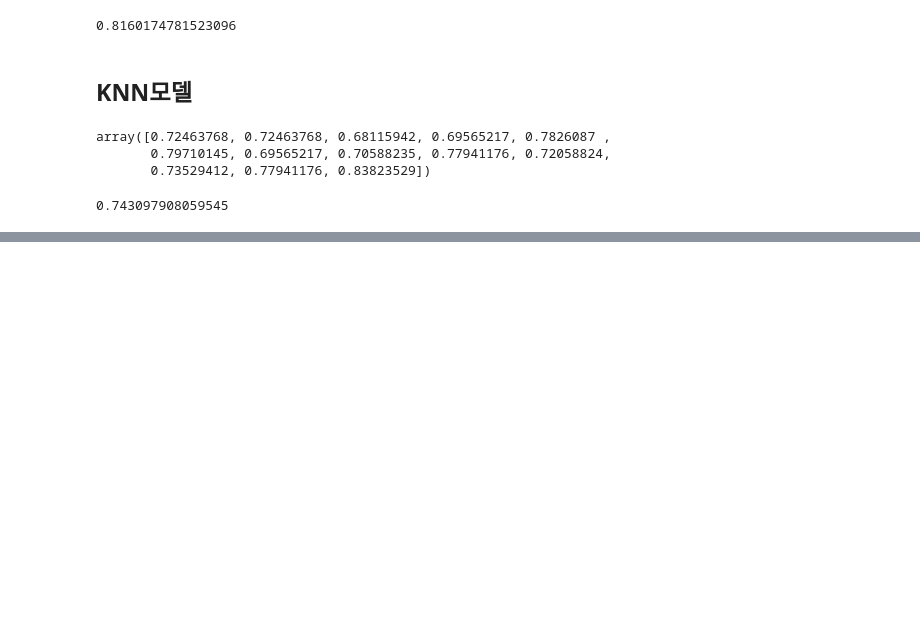
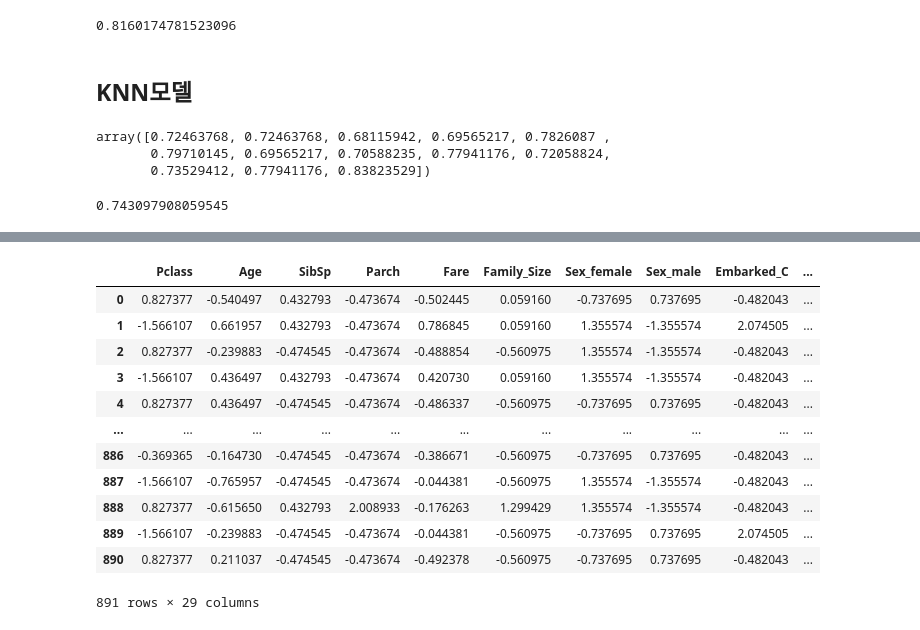
Before and after one commit to Rangbit/Python_study, a Jupyter notebook: 00.Machin running/Ex04_타이타닉 생존자 예측 분석.ipynb, the cells around one changed output, grey strips where cells are left out. Saved outputs shown, nothing was run; the diff lists cells and outputs as text; code cells hidden in the pictures; blank space fills up the shorter version.

```diff
--- a/00.Machin running/Ex04_타이타닉 생존자 예측 분석.ipynb
+++ b/00.Machin running/Ex04_타이타닉 생존자 예측 분석.ipynb
@@ -883,0 +1073,3 @@ result.mean()
+# %%
+scaler = StandardScaler()
+scaler
@@ -883,0 +1078,2 @@ result.mean()
+# %%
+scaler.fit(X_train)
@@ -883,0 +1082,4 @@ result.mean()
+# %%
+# 데이터 스케일 조정하기
+st_transform_X_train = scaler.transform(X_train)
+st_transform_X_train
@@ -883,0 +1100,18 @@ result.mean()
+# %%
+# 데이터프레임으로 변환
+st_transform_X_train = pd.DataFrame(st_transform_X_train, columns=X_train.columns)
+st_transform_X_train
+# %% [output]
+|  | Pclass | Age | SibSp | Parch | Fare | Family_Size | Sex_female | Sex_male | Embarked_C | ... |
+| 0 | 0.827377 | -0.540497 | 0.432793 | -0.473674 | -0.502445 | 0.059160 | -0.737695 | 0.737695 | -0.482043 | ... |
+| 1 | -1.566107 | 0.661957 | 0.432793 | -0.473674 | 0.786845 | 0.059160 | 1.355574 | -1.355574 | 2.074505 | ... |
+| 2 | 0.827377 | -0.239883 | -0.474545 | -0.473674 | -0.488854 | -0.560975 | 1.355574 | -1.355574 | -0.482043 | ... |
+| 3 | -1.566107 | 0.436497 | 0.432793 | -0.473674 | 0.420730 | 0.059160 | 1.355574 | -1.355574 | -0.482043 | ... |
+| 4 | 0.827377 | 0.436497 | -0.474545 | -0.473674 | -0.486337 | -0.560975 | -0.737695 | 0.737695 | -0.482043 | ... |
+| ... | ... | ... | ... | ... | ... | ... | ... | ... | ... | ... |
+| 886 | -0.369365 | -0.164730 | -0.474545 | -0.473674 | -0.386671 | -0.560975 | -0.737695 | 0.737695 | -0.482043 | ... |
+| 887 | -1.566107 | -0.765957 | -0.474545 | -0.473674 | -0.044381 | -0.560975 | 1.355574 | -1.355574 | -0.482043 | ... |
+| 888 | 0.827377 | -0.615650 | 0.432793 | 2.008933 | -0.176263 | 1.299429 | 1.355574 | -1.355574 | -0.482043 | ... |
+| 889 | -1.566107 | -0.239883 | -0.474545 | -0.473674 | -0.044381 | -0.560975 | -0.737695 | 0.737695 | 2.074505 | ... |
+| 890 | 0.827377 | 0.211037 | -0.474545 | -0.473674 | -0.492378 | -0.560975 | -0.737695 | 0.737695 | -0.482043 | ... |
+891 rows × 29 columns
```
Also changed, not shown: parts of 32 cells of this notebook.
